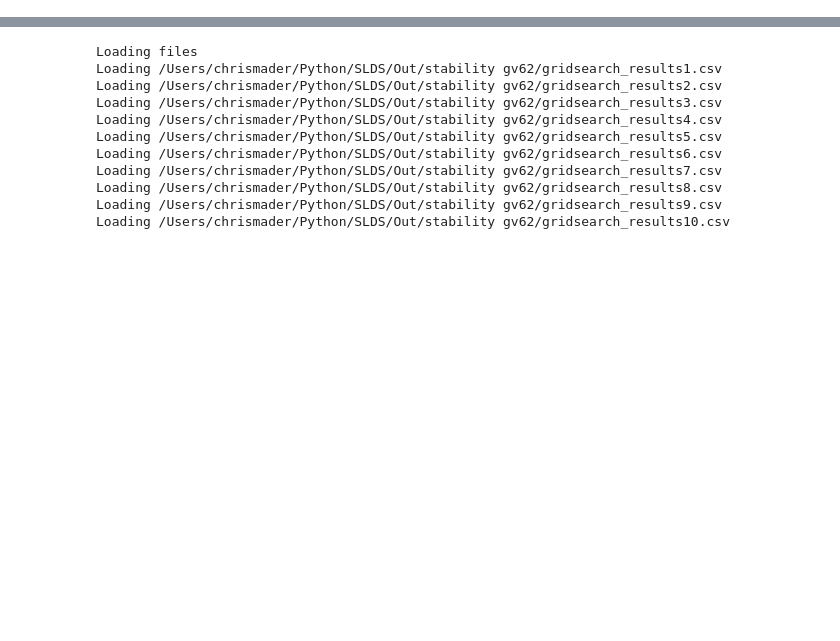
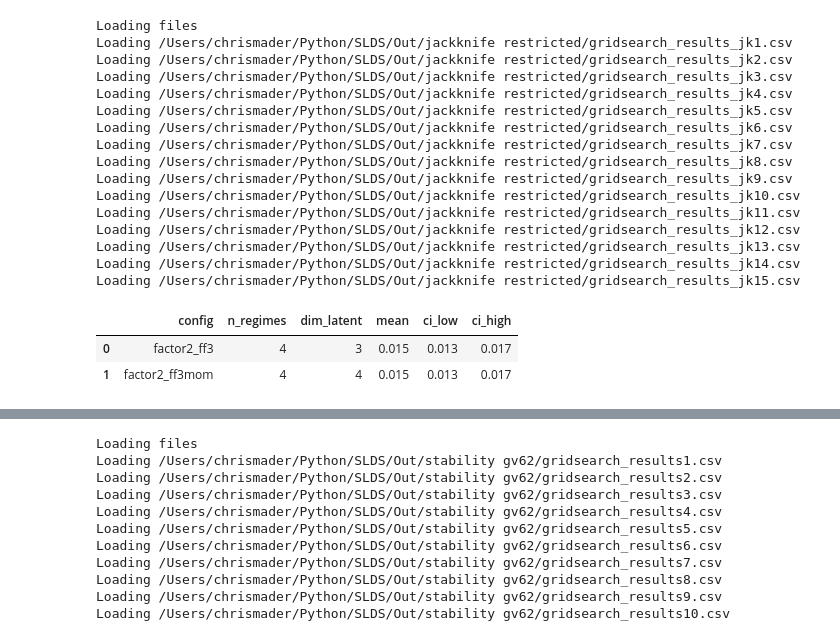
Before and after one commit to chrismader1/SLDS, a Jupyter notebook: rSLDS_analysis_runs.ipynb, the cells around one changed output, grey strips where cells are left out. Cells and saved outputs as stored; diff of their text form; code cells hidden in the pictures; blank space fills up the shorter version.

```diff
--- a/rSLDS_analysis_runs.ipynb
+++ b/rSLDS_analysis_runs.ipynb
@@ -164,33 +163,53 @@ Loading file 15
 # %%
 # --------------------------------------------------------------
 # Create table: jackknife restricted
 # --------------------------------------------------------------
 
-BASE_DIR = "/Users/chrismader/Python/SLDS/Out/jackknife restr"
+BASE_DIR = "/Users/chrismader/Python/SLDS/Out/jackknife restricted"
 FILENAME_PATTERN = "gridsearch_results_jk{}.csv"
 VALUE_COL = "cagr_rel_ex_ante"
 IDX = ["config", "n_regimes", "dim_latent"]
 
 dfs = load_files(BASE_DIR, FILENAME_PATTERN, VALUE_COL, IDX, n_files=15)
 
 targets = [
     ("factor2_ff3", 4, 3),
-    ("factor2_ff3mom", 4, 3),
+    ("factor2_ff3mom", 4, 4),
 ]
 
 tbl = pd.concat([
         em_stability_summary(
             dfs,
             cfg=cfg,
             n_regimes=n_reg,
             dim_latent=dim_lat,
             value_col=VALUE_COL,
             alpha=0.05,)
         for (cfg, n_reg, dim_lat) in targets],
     ignore_index=True
 ).round(3)
 
 tbl
+# %% [output]
+Loading files
+Loading /Users/chrismader/Python/SLDS/Out/jackknife restricted/gridsearch_results_jk1.csv
+Loading /Users/chrismader/Python/SLDS/Out/jackknife restricted/gridsearch_results_jk2.csv
+Loading /Users/chrismader/Python/SLDS/Out/jackknife restricted/gridsearch_results_jk3.csv
+Loading /Users/chrismader/Python/SLDS/Out/jackknife restricted/gridsearch_results_jk4.csv
+Loading /Users/chrismader/Python/SLDS/Out/jackknife restricted/gridsearch_results_jk5.csv
+Loading /Users/chrismader/Python/SLDS/Out/jackknife restricted/gridsearch_results_jk6.csv
+Loading /Users/chrismader/Python/SLDS/Out/jackknife restricted/gridsearch_results_jk7.csv
+Loading /Users/chrismader/Python/SLDS/Out/jackknife restricted/gridsearch_results_jk8.csv
+Loading /Users/chrismader/Python/SLDS/Out/jackknife restricted/gridsearch_results_jk9.csv
+Loading /Users/chrismader/Python/SLDS/Out/jackknife restricted/gridsearch_results_jk10.csv
+Loading /Users/chrismader/Python/SLDS/Out/jackknife restricted/gridsearch_results_jk11.csv
+Loading /Users/chrismader/Python/SLDS/Out/jackknife restricted/gridsearch_results_jk12.csv
+Loading /Users/chrismader/Python/SLDS/Out/jackknife restricted/gridsearch_results_jk13.csv
+Loading /Users/chrismader/Python/SLDS/Out/jackknife restricted/gridsearch_results_jk14.csv
+Loading /Users/chrismader/Python/SLDS/Out/jackknife restricted/gridsearch_results_jk15.csv
+|  | config | n_regimes | dim_latent | mean | ci_low | ci_high |
+| 0 | factor2_ff3 | 4 | 3 | 0.015 | 0.013 | 0.017 |
+| 1 | factor2_ff3mom | 4 | 4 | 0.015 | 0.013 | 0.017 |
 # %%
 # --------------------------------------------------------------
 # Create table: stability y61
```
Also changed, not shown: parts of 4 cells of this notebook, 3 other files.
